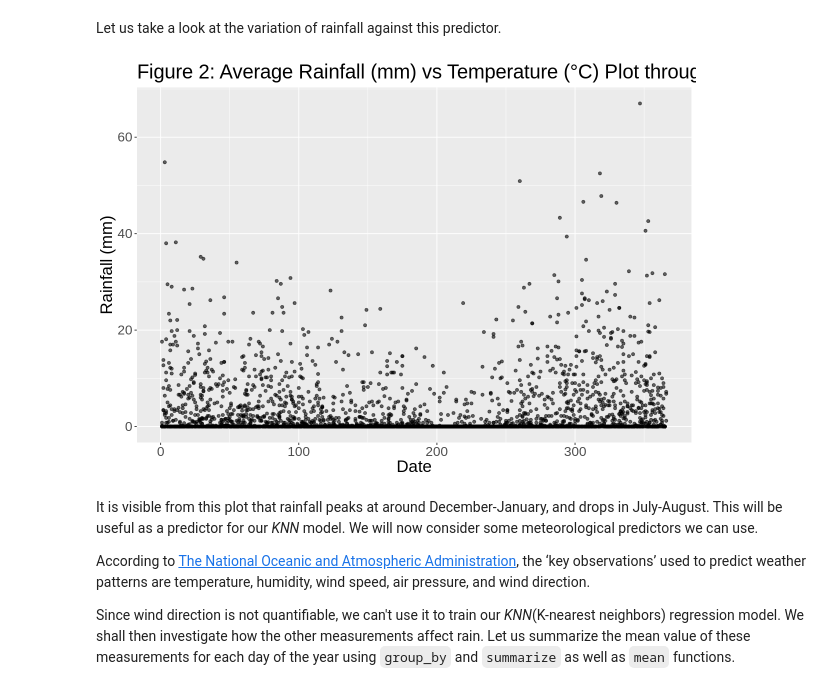
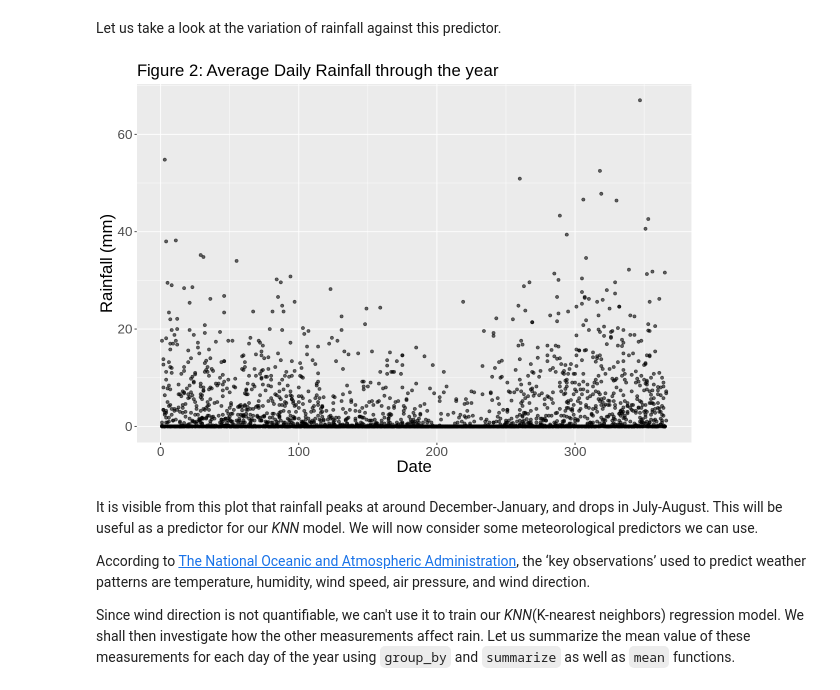
Before and after one commit to taimagher/Weather-Stats-Report, a Jupyter notebook: group78_report.ipynb, the cells around one changed output. Drawn from its saved outputs; the diff is of its cells as text; code cells hidden in the pictures.

```diff
--- a/group78_report.ipynb
+++ b/group78_report.ipynb
@@ -153,15 +148,14 @@ Let us take a look at the variation of rainfall against this predictor.
 # %%
 options(repr.plot.width = 10, repr.plot.height = 7)
 
 rain_yday_plot <- ggplot(rain_training, aes(x = yday, y = rain)) +
-                        ggtitle("Figure 2: Average Rainfall (mm) vs Temperature (°C) Plot through the year")+
                         geom_point(alpha = 0.6) +
-                        labs(x = "Date", y = "Rainfall (mm)") +
+                        labs(x = "Date", y = "Rainfall (mm)", subtitle = "Figure 2: Average Daily Rainfall through the year") +
                         theme(text = element_text(size = 20))
 
 rain_yday_plot
 # %% [output]
-[figure, old version]
+[figure, new version]
 # %% [markdown]
 It is visible from this plot that rainfall peaks at around December-January, and drops in July-August. This will be useful as a predictor for our _KNN_ model. We will now consider some meteorological predictors we can use.
 
```
Also changed, not shown: parts of 22 cells of this notebook.
